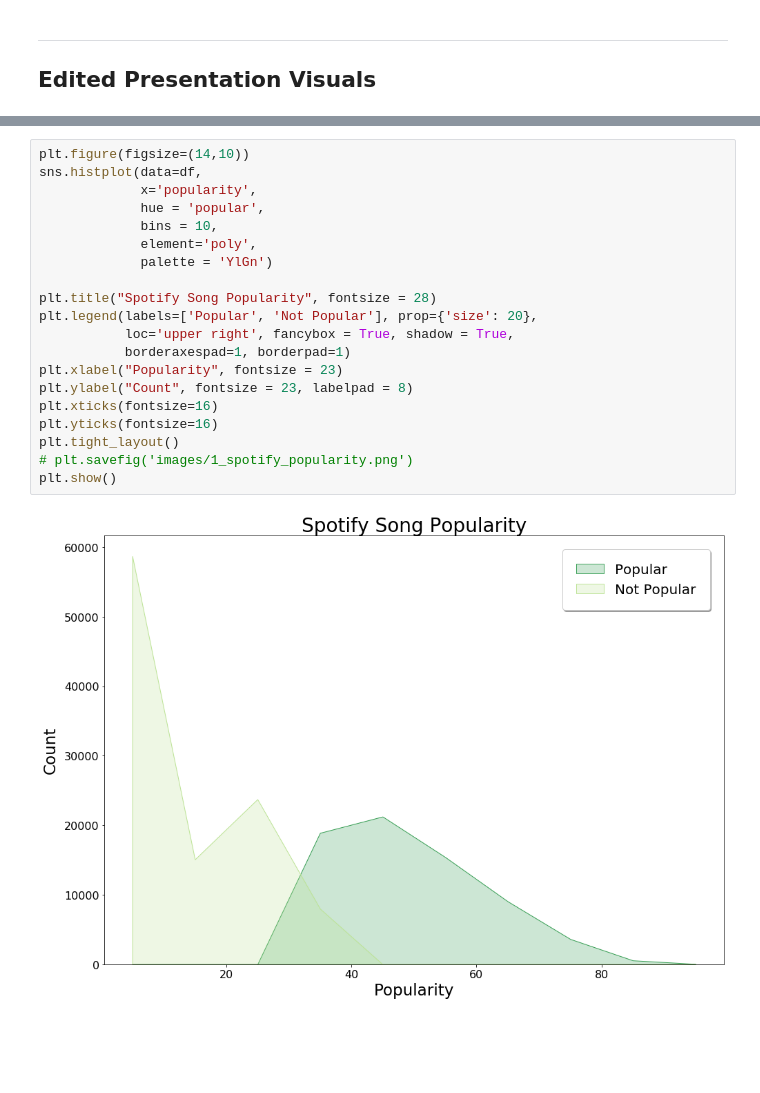
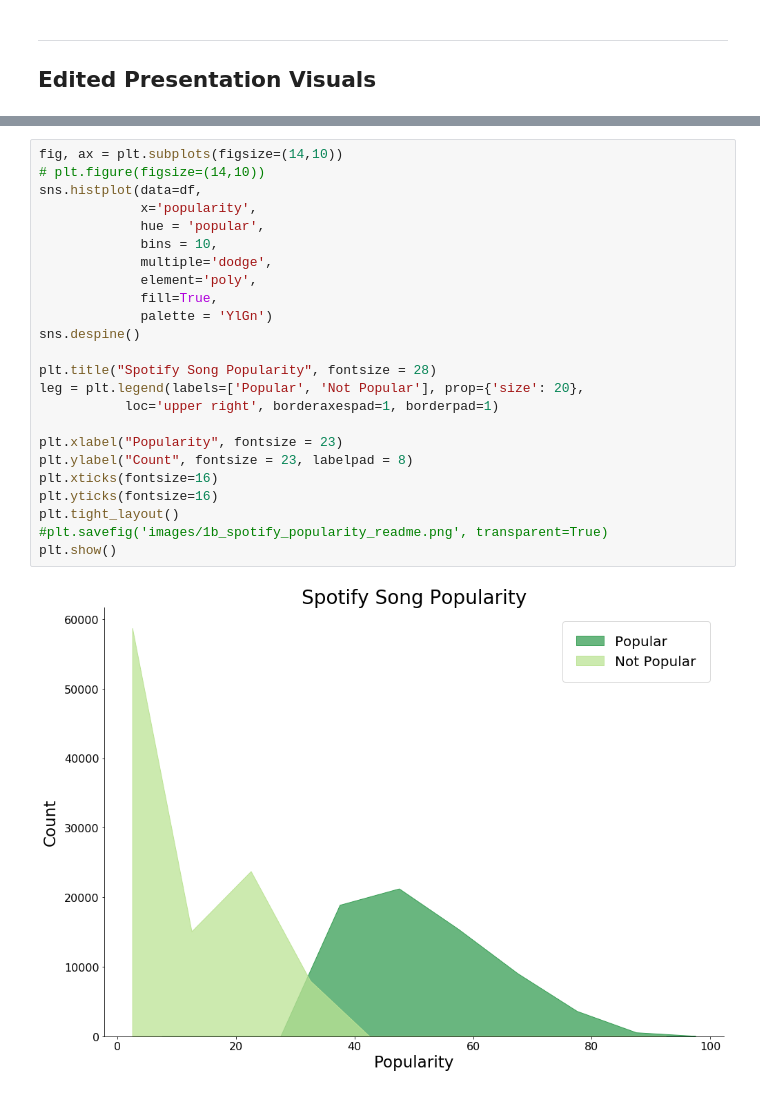
Before and after one commit to shawnjohnsamuel/spotify-popularity-prediction, a Jupyter notebook: project-notebook.ipynb, the cells around one changed output, grey strips where cells are left out. Drawn from its saved outputs; the diff is of its cells as text; blank space fills up the shorter version.

```diff
--- a/project-notebook.ipynb
+++ b/project-notebook.ipynb
@@ -1156,25 +1185,29 @@ I suggest further optomizing the model. Some potential areas include:
 # %%
-plt.figure(figsize=(14,10))
+fig, ax = plt.subplots(figsize=(14,10))
+# plt.figure(figsize=(14,10))
 sns.histplot(data=df,
              x='popularity',
              hue = 'popular',
              bins = 10,
+             multiple='dodge',
              element='poly',
+             fill=True,
              palette = 'YlGn')
+sns.despine()
 
 plt.title("Spotify Song Popularity", fontsize = 28)
-plt.legend(labels=['Popular', 'Not Popular'], prop={'size': 20},
-           loc='upper right', fancybox = True, shadow = True,
-           borderaxespad=1, borderpad=1)
+leg = plt.legend(labels=['Popular', 'Not Popular'], prop={'size': 20},
+           loc='upper right', borderaxespad=1, borderpad=1)
+
 plt.xlabel("Popularity", fontsize = 23)
 plt.ylabel("Count", fontsize = 23, labelpad = 8)
 plt.xticks(fontsize=16)
 plt.yticks(fontsize=16)
 plt.tight_layout()
-# plt.savefig('images/1_spotify_popularity.png')
+#plt.savefig('images/1b_spotify_popularity_readme.png', transparent=True)
 plt.show()
 # %% [output]
-[figure, old version]
+[figure, new version]
 # %%
 plt.figure(figsize=(14,9))
 
```
Also changed, not shown: parts of 6 cells of this notebook.
